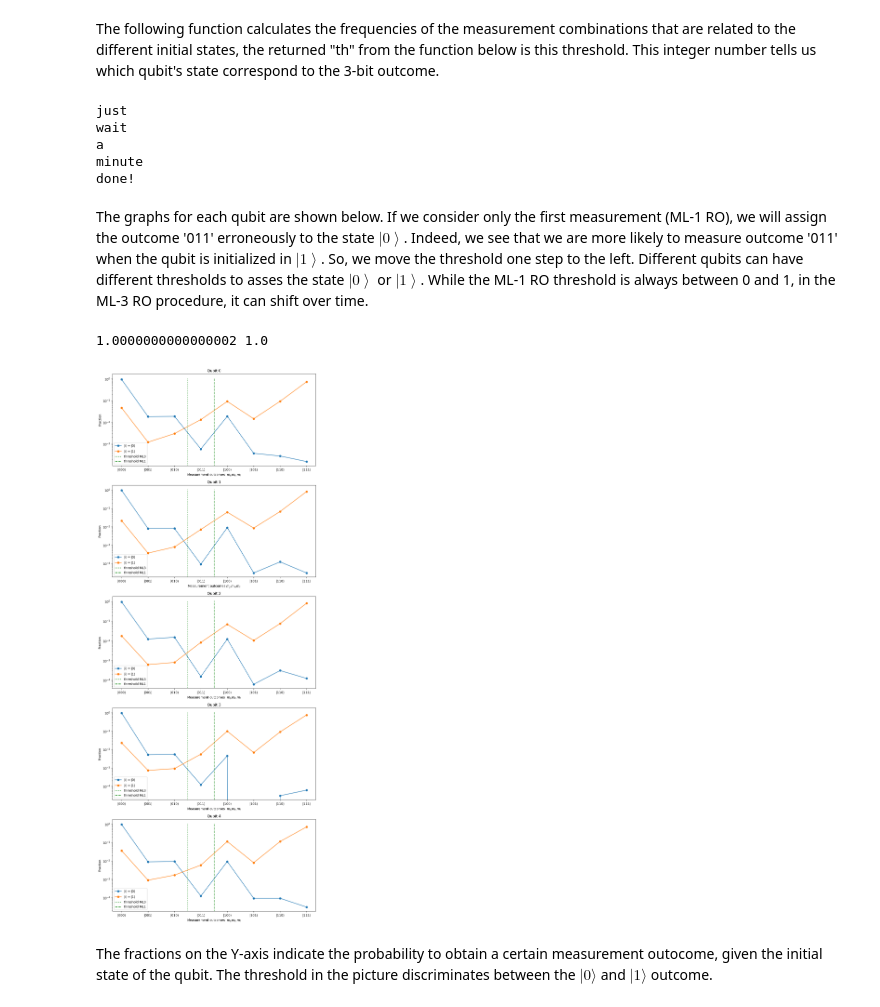
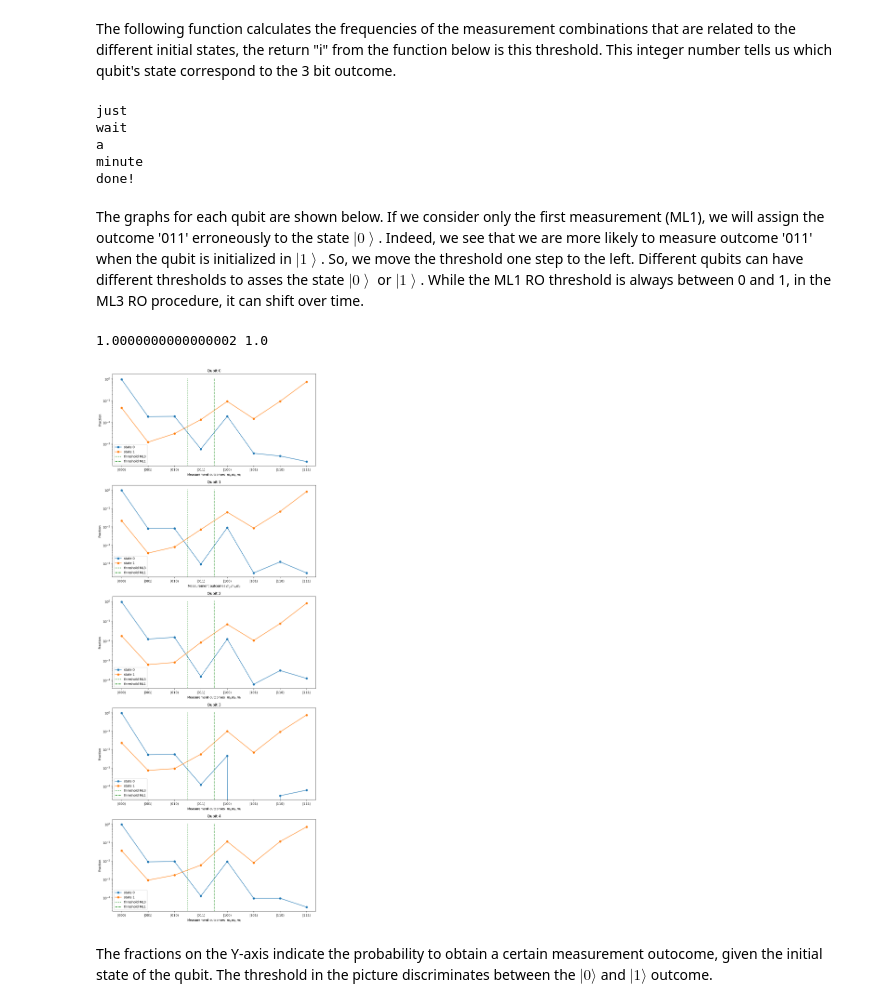
Before and after one commit to QuTech-Delft/quantum-inspire-examples, a Jupyter notebook: docs/notebooks/mid_circuit_measurements/mid_circuit_measurements_tools.ipynb, the cells around one changed output. Drawn from its saved outputs; the diff is of its cells as text; code cells hidden in the pictures.

Commit message:
Added 2 ipynb: mid circuit measurements and superdense coding

```diff
--- a/docs/notebooks/mid_circuit_measurements/mid_circuit_measurements_tools.ipynb
+++ b/docs/notebooks/mid_circuit_measurements/mid_circuit_measurements_tools.ipynb
@@ -94,7 +93,7 @@ bins = ['$|000\\rangle$','$|001\\rangle$','$|010\\rangle$','$|011\\rangle$', '$|
 bins_int = [np.array([0, 0, 0]), np.array([0, 0, 1]), np.array([0, 1, 0]), np.array([0, 1, 1]),
         np.array([1, 0, 0]), np.array([1, 0, 1]), np.array([1, 1, 0]), np.array([1, 1, 1])]
 # %% [markdown]
-The following function calculates the frequencies of the measurement combinations that are related to the different initial states, the returned "th" from the function below is this threshold. This integer number tells us which qubit's state correspond to the 3-bit outcome.
+The following function calculates the frequencies of the measurement combinations that are related to the different initial states, the return "i" from the function below is this threshold. This integer number tells us which qubit's state correspond to the 3 bit outcome.
 # %%
 def measures_selecting(bins_sliced,qubit):
     selec = np.empty((len(bins_sliced),len(bins_sliced[1])))
@@ -144,11 +143,12 @@ def measures_selecting(bins_sliced,qubit):
     prob0 = counts_tot0 / len(meas0)
     prob1 = counts_tot1 / len(meas1)
 
-    th = 0
-    while prob0[th]>prob1[th]:
-        th = th+1
+    i = 0
+    while prob0[i]>prob1[i]:
+        i = i+1
+        tres0 = i
 
-    return th, prob0, prob1
+    return i, prob0, prob1
 # %%
 i0, prob0_0, prob0_1 = measures_selecting(bins_sliced,0)
 print('just')
@@ -167,14 +167,14 @@ a
 minute
 done!
 # %% [markdown]
-The graphs for each qubit are shown below. If we consider only the first measurement (ML-1 RO), we will assign the outcome '011' erroneously to the state $\left|0\right\rangle$. Indeed, we see that we are more likely to measure outcome '011' when the qubit is initialized in $\left|1\right\rangle$. So, we move the threshold one step to the left.
-Different qubits can have different thresholds to asses the state $\left|0\right\rangle$ or $\left|1\right\rangle$. While the ML-1 RO threshold is always between 0 and 1, in the ML-3 RO procedure, it can shift over time.
+The graphs for each qubit are shown below. If we consider only the first measurement (ML1), we will assign the outcome '011' erroneously to the state $\left|0\right\rangle$. Indeed, we see that we are more likely to measure outcome '011' when the qubit is initialized in $\left|1\right\rangle$. So, we move the threshold one step to the left.
+Different qubits can have different thresholds to asses the state $\left|0\right\rangle$ or $\left|1\right\rangle$. While the ML1 RO threshold is always between 0 and 1, in the ML3 RO procedure, it can shift over time.
 # %%
 fig, axs = plt.subplots(nrows=5, ncols=1, figsize=(10, 25))
 print(sum(prob0_0),sum(prob0_1))
 # Plot histograms for each qubit in a separate subplot
-axs[0].plot(bins, prob0_0, '-o', label=r'$\mathrm{|i\rightangle = |0\rightangle}$')
-axs[0].plot(bins, prob0_1, '-o', label=r'$\mathrm{|i\rightangle = |1\rightangle}$')
+axs[0].plot(bins, prob0_0, '-o', label='state 0')
+axs[0].plot(bins, prob0_1, '-o', label='state 1')
 axs[0].vlines(x = i0-0.5, ymin=0, ymax=1.1, colors='green', ls=':', lw=2, label='threshold ML3')
 axs[0].vlines(x = 3.5, ymin=0, ymax=1.1, colors='green', ls='--', lw=2, label='threshold ML1')
 axs[0].set_title('Qubit 0')
@@ -183,8 +183,8 @@ axs[0].set_ylabel('Fraction')
 axs[0].set_yscale('log')
 axs[0].legend()
 
-axs[1].plot(bins, prob1_0, '-o', label=r'$\mathrm{|i\rightangle = |0\rightangle}$')
-axs[1].plot(bins, prob1_1, '-o', label=r'$\mathrm{|i\rightangle = |1\rightangle}$')
+axs[1].plot(bins, prob1_0, '-o', label='state 0')
+axs[1].plot(bins, prob1_1, '-o', label='state 1')
 axs[1].vlines(x = i1-0.5, ymin=0, ymax=1.1, colors='green', ls=':', lw=2, label='threshold ML3')
 axs[1].vlines(x = 3.5, ymin=0, ymax=1.1, colors='green', ls='--', lw=2, label='threshold ML1')
 axs[1].set_title('Qubit 1')
@@ -193,44 +193,44 @@ axs[1].set_ylabel('Fraction')
 axs[1].set_yscale('log')
 axs[1].legend()
 
-axs[2].plot(bins, prob2_0, '-o', label=r'$\mathrm{|i\rightangle = |0\rightangle}$')
-axs[2].plot(bins, prob2_1, '-o', label=r'$\mathrm{|i\rightangle = |1\rightangle}$')
+axs[2].plot(bins, prob2_0, '-o', label='state 0')
+axs[2].plot(bins, prob2_1, '-o', label='state 1')
 axs[2].vlines(x = i2-0.5, ymin=0, ymax=1.1, colors='green', ls=':', lw=2, label='threshold ML3')
 axs[2].vlines(x = 3.5, ymin=0, ymax=1.1, colors='green', ls='--', lw=2, label='threshold ML1')
 axs[2].set_title('Qubit 2')
 axs[2].set_xlabel('Measurement outcomes  $m_{j}$,$m_{k}$,$m_{l}$')
 axs[2].set_ylabel('Fraction')
 axs[2].set_yscale('log')
 axs[2].legend()
 
-axs[3].plot(bins, prob3_0, '-o', label=r'$\mathrm{|i\rightangle = |0\rightangle}$')
-axs[3].plot(bins, prob3_1, '-o', label=r'$\mathrm{|i\rightangle = |1\rightangle}$')
+axs[3].plot(bins, prob3_0, '-o', label='state 0')
+axs[3].plot(bins, prob3_1, '-o', label='state 1')
 axs[3].vlines(x = i3-0.5, ymin=0, ymax=1.1, colors='green', ls=':', lw=2, label='threshold ML3')
 axs[3].vlines(x = 3.5, ymin=0, ymax=1.1, colors='green', ls='--', lw=2, label='threshold ML1')
 axs[3].set_title('Qubit 3')
 axs[3].set_xlabel('Measurement outcomes  $m_{j}$,$m_{k}$,$m_{l}$')
 axs[3].set_ylabel('Fraction')
 axs[3].set_yscale('log')
 axs[3].legend()
 
-axs[4].plot(bins, prob4_0, '-o', label=r'$\mathrm{|i\rightangle = |0\rightangle}$')
-axs[4].plot(bins, prob4_1, '-o', label=r'$\mathrm{|i\rightangle = |1\rightangle}$')
+axs[4].plot(bins, prob4_0, '-o', label='state 0')
+axs[4].plot(bins, prob4_1, '-o', label='state 1')
 axs[4].vlines(x = i4-0.5, ymin=0, ymax=1.1, colors='green', ls=':', lw=2, label='threshold ML3')
 axs[4].vlines(x = 3.5, ymin=0, ymax=1.1, colors='green', ls='--', lw=2, label='threshold ML1')
 axs[4].set_title('Qubit 4')
 axs[4].set_xlabel('Measurement outcomes  $m_{j}$,$m_{k}$,$m_{l}$')
 axs[4].set_ylabel('Fraction')
 axs[4].set_yscale('log')
 axs[4].legend()
 
 # Adjust the spacing between subplots
 plt.tight_layout()
 # plt.savefig('qubits.png')
 # Show the plot
 plt.show()
 # %% [output]
 1.0000000000000002 1.0
-[figure, old version]
+[figure, new version]
 # %% [markdown]
 The fractions on the Y-axis indicate the  probability to obtain a certain measurement outocome, given the initial state of the qubit. The threshold in the picture discriminates between the $|0\rangle$ and $|1\rangle$ outcome.
 # %% [markdown]
```
Also changed, not shown: parts of 7 cells of this notebook, 38 other files.
